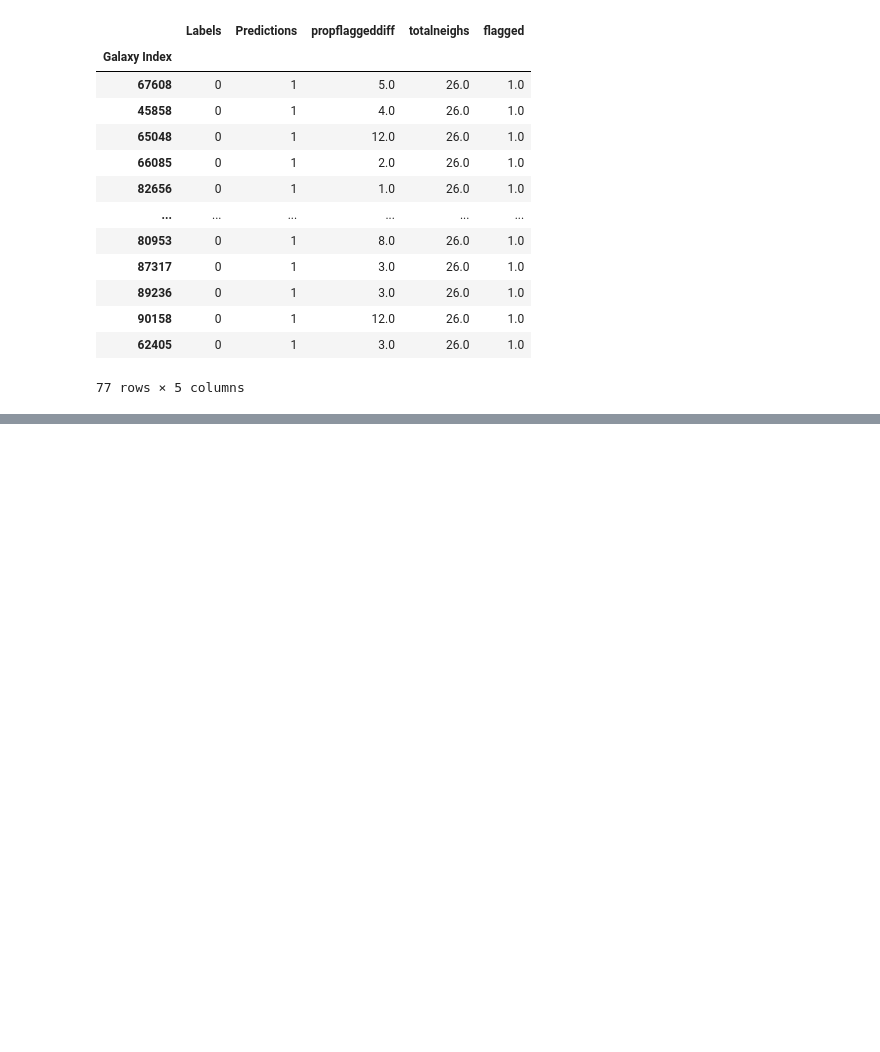
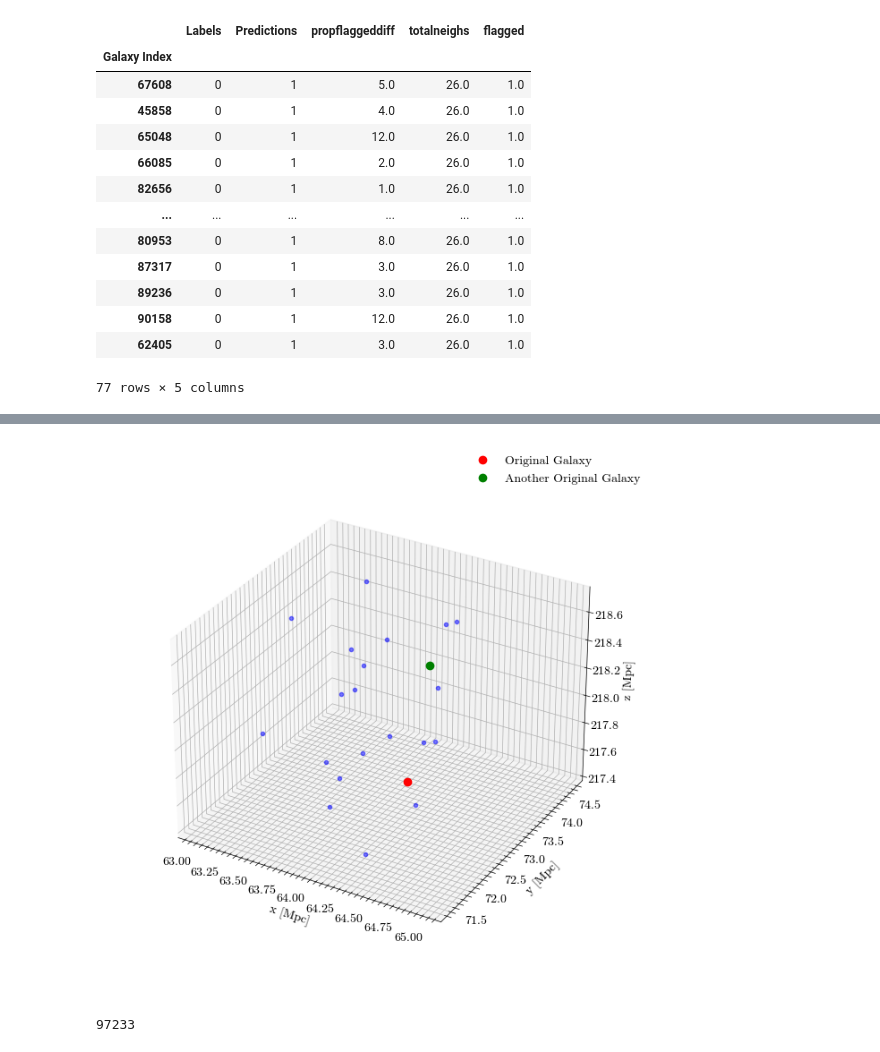
Before and after one commit to jdpkololgi/Illustris, a Jupyter notebook: outlier_identification.ipynb, the cells around one changed output, grey strips where cells are left out. Saved outputs shown, nothing was run; the diff lists cells and outputs as text; code cells hidden in the pictures; blank space fills up the shorter version.

```diff
--- a/outlier_identification.ipynb
+++ b/outlier_identification.ipynb
@@ -165,0 +275,23 @@ flagged0
+# %%
+# plot test galaxy coordinates and realisations of the test galaxy coordinates with alternative noise generation
+fig = plt.figure(figsize=(10,8))
+ax = fig.add_subplot(projection='3d')
+test_galaxy = 0 # galaxy index to plot
+another_test_galaxy = 100
+ax.plot(x[test_galaxy].to('Mpc'), y[test_galaxy].to('Mpc'), z[test_galaxy].to('Mpc'), 'o', color='red', label='Original Galaxy')
+ax.plot(x[another_test_galaxy].to('Mpc'), y[another_test_galaxy].to('Mpc'), z[another_test_galaxy].to('Mpc'), 'o', color='green', label='Another Original Galaxy')
+for i in range(10):
+    ax.plot(noisy_x2[test_galaxy, i].to('Mpc'), noisy_y2[test_galaxy, i].to('Mpc'), noisy_z2[test_galaxy, i].to('Mpc'), '.', color='blue', alpha=0.5)
+    ax.plot(noisy_x2[another_test_galaxy, i].to('Mpc'), noisy_y2[another_test_galaxy, i].to('Mpc'), noisy_z2[another_test_galaxy, i].to('Mpc'), '.', color='blue', alpha=0.5)
+
+ax.set_xlabel('x [Mpc]')
+ax.set_ylabel('y [Mpc]')
+ax.set_zlabel('z [Mpc]')
+# ax.set_xlim(0, 300)
+# ax.set_ylim(0, 300)
+# ax.set_zlim(0, 300)
+ax.set_box_aspect(None, zoom=0.85)
+ax.legend()
+plt.show()
+# %% [output]
+[figure, added]
@@ -165,0 +316,4 @@ flagged0
+# %%
+len(shifted_galaxies2)
+# %% [output]
+97233
```
Also changed, not shown: parts of 39 cells of this notebook, 4 other files.
